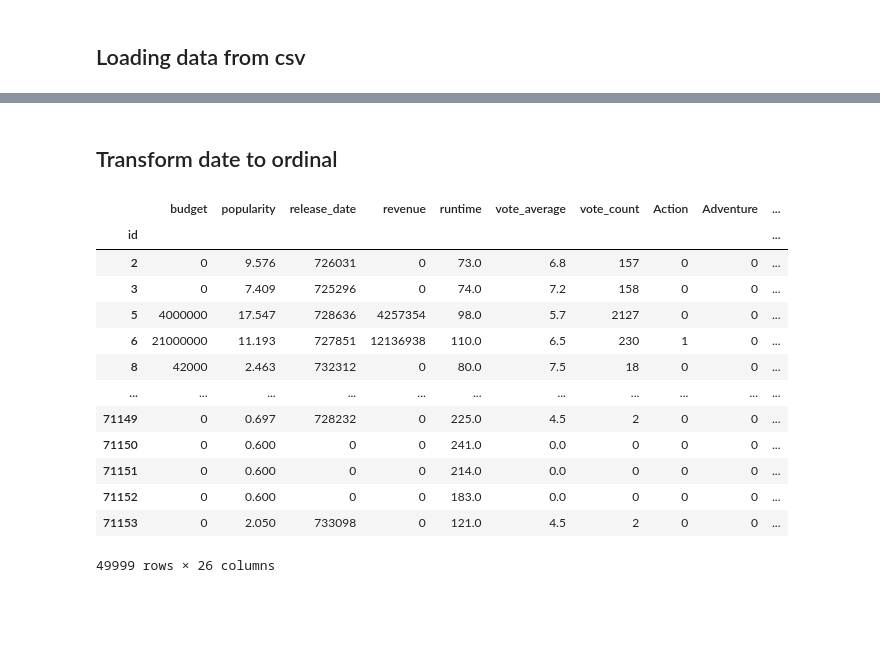
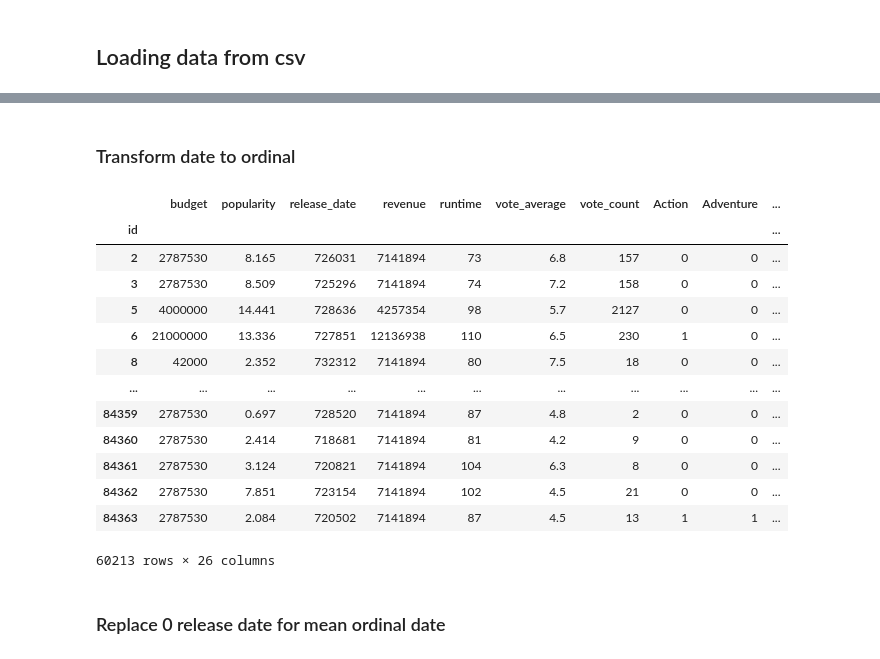
Before and after one commit to juanagsolano/content_based_filtering, a Jupyter notebook: ml_model.ipynb, the cells around one changed output, grey strips where cells are left out. Cells and saved outputs as stored; diff of their text form; code cells hidden in the pictures; blank space fills up the shorter version.

```diff
--- a/ml_model.ipynb
+++ b/ml_model.ipynb
@@ -6,14 +5,17 @@ This notebook process data to create a ml model.
 ## Loading data from csv
 # %%
 import pandas as pd
-df = pd.read_csv("dataset_id_0_50000.csv")
+df = pd.read_csv("dataset_movies.csv")
 df.set_index("id",inplace=True)
-#Replace NaN values
+# Compute mean of columns
 runtime_mean = int(df["runtime"].mean())
-#Substitute runtime NaN with average runtime
-df["runtime"].fillna(runtime_mean,inplace=True)
-#Substitute release_date NaN with 0
-df.fillna(0,inplace=True)
+budget_mean = int(df["budget"].mean())
+revenue_mean = int(df["revenue"].mean())
+
+# Substitute runtime NaN with average runtime
+df["runtime"].replace(0,runtime_mean,inplace=True)
+df["budget"].replace(0,budget_mean,inplace=True)
+df["revenue"].replace(0,revenue_mean,inplace=True)
 df
 # %% [output]
 |  | budget | original_title | popularity | release_date | revenue | runtime | vote_average | vote_count | ... |
@@ -34,0 +40,15 @@ df
+# %%
+import re
+def find_1800(date):
+    """This function find for "yyyy-mm-dd" or "yyyy-dd-mm" format date.\n
+    Return a bool series list where true if are occurence."""
+    return bool(re.findall(r"[0-9]{4}-[0-9]{2}-[0-9]{2}",date))
+
+print("Rows to drop.")
+print(df["release_date"][df["release_date"].apply(find_1800)])
+drop_index = df["release_date"][df["release_date"].apply(find_1800)].index
+df.drop(drop_index,inplace=True)
+
+print("-----------------------------------------")
+print("Rows in 'yyyy-mm-dd' format after drop")
+print(df["release_date"][df["release_date"].apply(find_1800)])
@@ -73,31 +107,33 @@ df
 # %% [markdown]
-## Transform date to ordinal
+### Transform date to ordinal
 # %%
 from datetime import datetime
 
 def date_to_ordinal(date):
-    """Date is in format %Y-%m-%d"""
-    if date != 0:
-        return datetime.strptime(date, "%Y-%m-%d").toordinal()
+    """Transform date in format %Y/%m/%d to ordinal date type."""
+    if date != "0":
+        return datetime.strptime(date, "%m/%d/%Y").toordinal()
     else:
         return 0
 
 #apply method apply function in all element column(s)
 #transform method is similar to apply
 df["release_date"] = df["release_date"].apply(date_to_ordinal)
 df
 # %% [output]
 |  | budget | popularity | release_date | revenue | runtime | vote_average | vote_count | Action | Adventure | ... |
 | id |  |  |  |  |  |  |  |  |  | ... |
-| 2 | 0 | 9.576 | 726031 | 0 | 73.0 | 6.8 | 157 | 0 | 0 | ... |
-| 3 | 0 | 7.409 | 725296 | 0 | 74.0 | 7.2 | 158 | 0 | 0 | ... |
-| 5 | 4000000 | 17.547 | 728636 | 4257354 | 98.0 | 5.7 | 2127 | 0 | 0 | ... |
-| 6 | 21000000 | 11.193 | 727851 | 12136938 | 110.0 | 6.5 | 230 | 1 | 0 | ... |
-| 8 | 42000 | 2.463 | 732312 | 0 | 80.0 | 7.5 | 18 | 0 | 0 | ... |
+| 2 | 2787530 | 8.165 | 726031 | 7141894 | 73 | 6.8 | 157 | 0 | 0 | ... |
+| 3 | 2787530 | 8.509 | 725296 | 7141894 | 74 | 7.2 | 158 | 0 | 0 | ... |
+| 5 | 4000000 | 14.441 | 728636 | 4257354 | 98 | 5.7 | 2127 | 0 | 0 | ... |
+| 6 | 21000000 | 13.336 | 727851 | 12136938 | 110 | 6.5 | 230 | 1 | 0 | ... |
+| 8 | 42000 | 2.352 | 732312 | 7141894 | 80 | 7.5 | 18 | 0 | 0 | ... |
 | ... | ... | ... | ... | ... | ... | ... | ... | ... | ... | ... |
-| 71149 | 0 | 0.697 | 728232 | 0 | 225.0 | 4.5 | 2 | 0 | 0 | ... |
-| 71150 | 0 | 0.600 | 0 | 0 | 241.0 | 0.0 | 0 | 0 | 0 | ... |
-| 71151 | 0 | 0.600 | 0 | 0 | 214.0 | 0.0 | 0 | 0 | 0 | ... |
-| 71152 | 0 | 0.600 | 0 | 0 | 183.0 | 0.0 | 0 | 0 | 0 | ... |
-| 71153 | 0 | 2.050 | 733098 | 0 | 121.0 | 4.5 | 2 | 0 | 0 | ... |
+| 84359 | 2787530 | 0.697 | 728520 | 7141894 | 87 | 4.8 | 2 | 0 | 0 | ... |
+| 84360 | 2787530 | 2.414 | 718681 | 7141894 | 81 | 4.2 | 9 | 0 | 0 | ... |
+| 84361 | 2787530 | 3.124 | 720821 | 7141894 | 104 | 6.3 | 8 | 0 | 0 | ... |
+| 84362 | 2787530 | 7.851 | 723154 | 7141894 | 102 | 4.5 | 21 | 0 | 0 | ... |
+| 84363 | 2787530 | 2.084 | 720502 | 7141894 | 87 | 4.5 | 13 | 1 | 1 | ... |
-49999 rows × 26 columns
+60213 rows × 26 columns
+# %% [markdown]
+### Replace 0 release date for mean ordinal date
```
Also changed, not shown: parts of 19 cells of this notebook, 1 other file.
